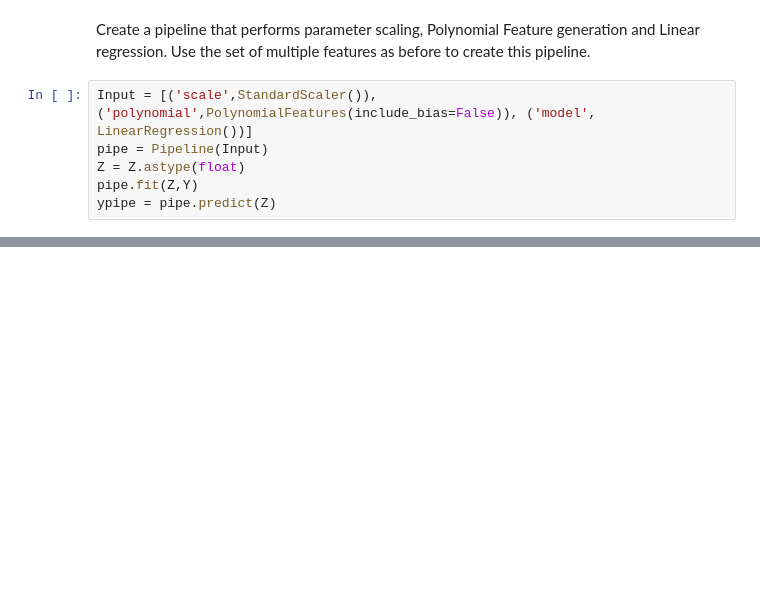
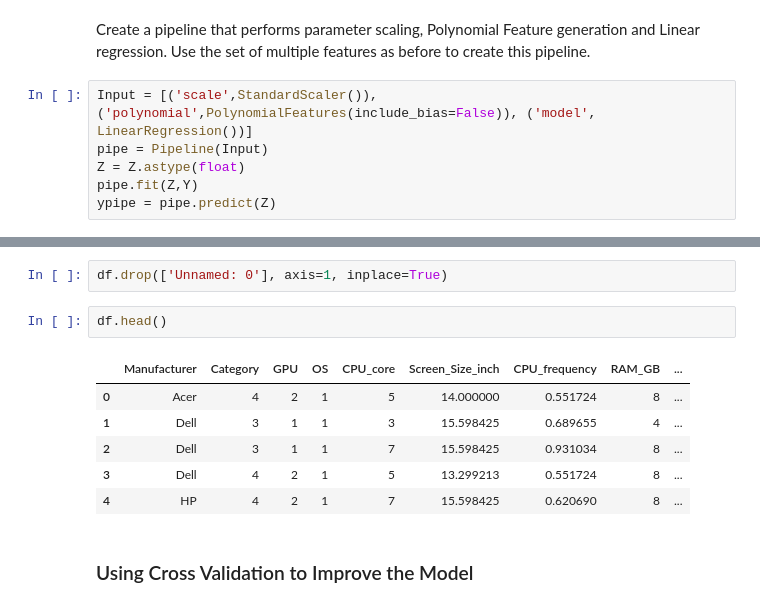
Before and after one commit to schonsnatan/Data-Analysis-Laptops, a Jupyter notebook: project.ipynb, the cells around one changed output, grey strips where cells are left out. Cells and saved outputs as stored; diff of their text form; blank space fills up the shorter version.

```diff
--- a/project.ipynb
+++ b/project.ipynb
@@ -584,0 +618,13 @@ R^2 for multi-variable polynomial pipeline is:  0.633182335372197
+# %%
+df.drop(['Unnamed: 0'], axis=1, inplace=True)
+# %%
+df.head()
+# %% [output]
+|  | Manufacturer | Category | GPU | OS | CPU_core | Screen_Size_inch | CPU_frequency | RAM_GB | ... |
+| 0 | Acer | 4 | 2 | 1 | 5 | 14.000000 | 0.551724 | 8 | ... |
+| 1 | Dell | 3 | 1 | 1 | 3 | 15.598425 | 0.689655 | 4 | ... |
+| 2 | Dell | 3 | 1 | 1 | 7 | 15.598425 | 0.931034 | 8 | ... |
+| 3 | Dell | 4 | 2 | 1 | 5 | 13.299213 | 0.551724 | 8 | ... |
+| 4 | HP | 4 | 2 | 1 | 7 | 15.598425 | 0.620690 | 8 | ... |
+# %% [markdown]
+### Using Cross Validation to Improve the Model
```
Also changed, not shown: parts of 17 cells of this notebook.
